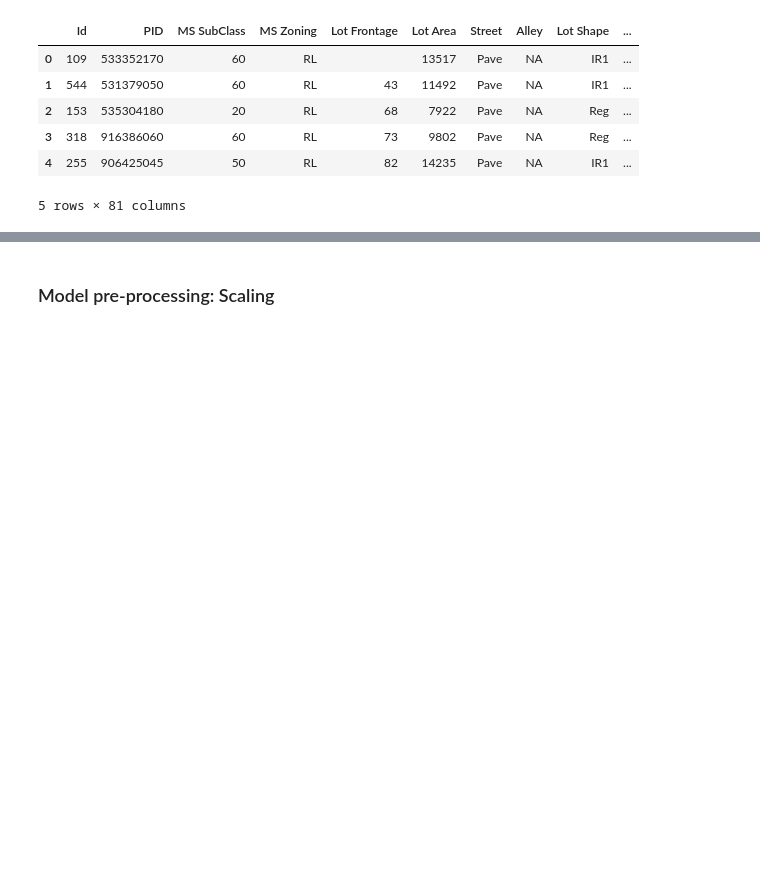
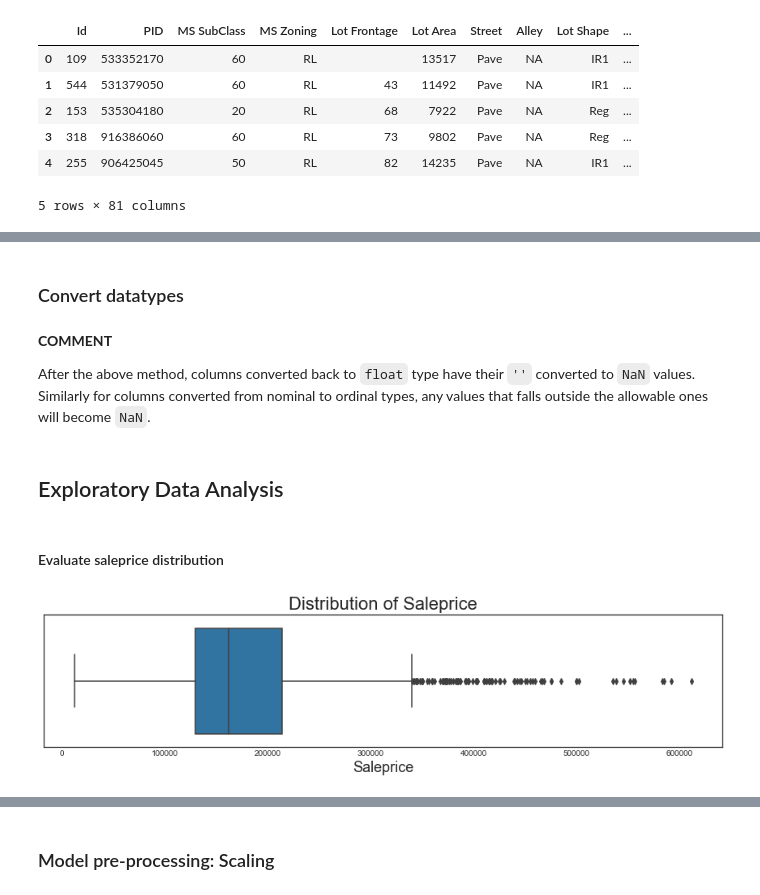
Before and after one commit to JunyuanLin/dsiprojects, a Jupyter notebook: Project_2_Reg_Challenge/code/regression_challenge_notebook.ipynb, the cells around one changed output, grey strips where cells are left out. Drawn from its saved outputs; the diff is of its cells as text; code cells hidden in the pictures; blank space fills up the shorter version.

```diff
--- a/Project_2_Reg_Challenge/code/regression_challenge_notebook.ipynb
+++ b/Project_2_Reg_Challenge/code/regression_challenge_notebook.ipynb
@@ -290,0 +267,2 @@ X_train, X_test, y_train, y_test = train_test_split(X,y)
+# %% [markdown]
+### Convert datatypes
@@ -290,0 +271,15 @@ X_train, X_test, y_train, y_test = train_test_split(X,y)
+# %% [markdown]
+**COMMENT**
+
+After the above method, columns converted back to `float` type have their `''` converted to `NaN` values. Similarly for columns converted from nominal to ordinal types, any values that falls outside the allowable ones will become `NaN`.
+# %% [markdown]
+## Exploratory Data Analysis
+# %% [markdown]
+#### Evaluate saleprice distribution
+# %%
+plt.figure(figsize=(15,3))
+sns.boxplot(x= df_train['saleprice'], orient='h');
+plt.title('Distribution of Saleprice', fontsize = 22)
+plt.xlabel('Saleprice',fontsize=18);
+# %% [output]
+[figure, added]
```
Also changed, not shown: parts of 168 cells of this notebook, 6 other files.
